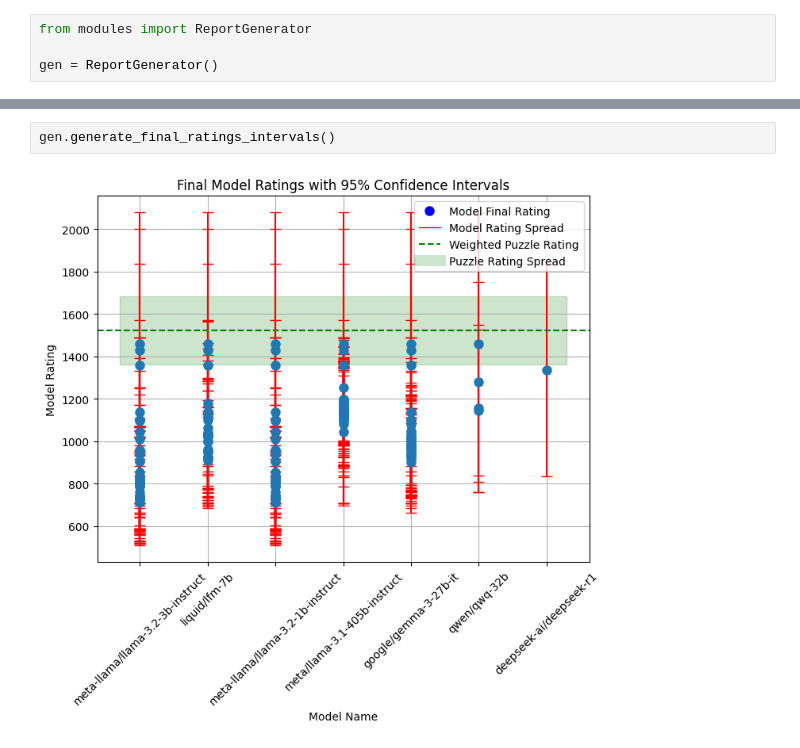
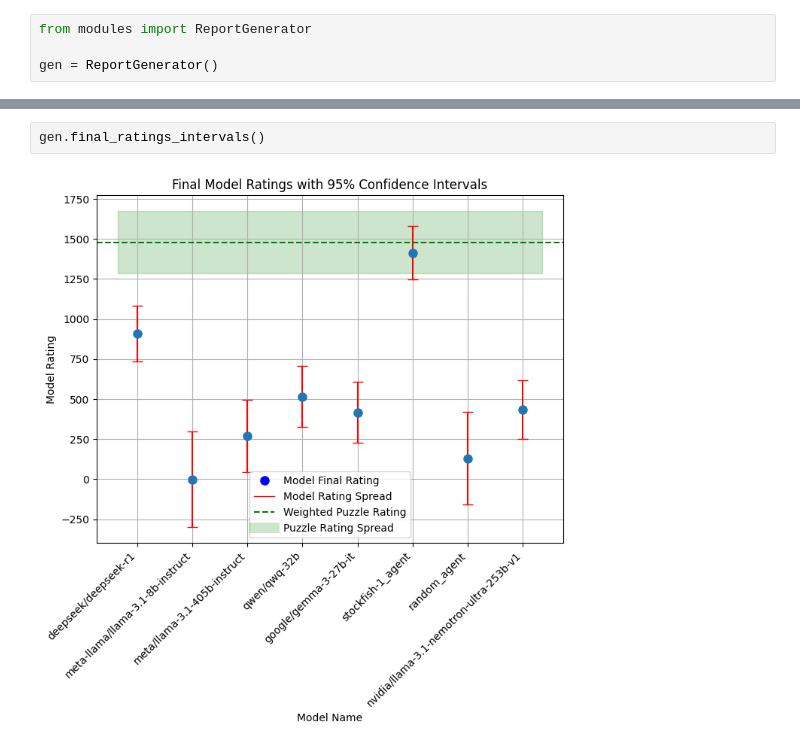
Before and after one commit to m-tuyishime/chess-llm, a Jupyter notebook: reports copy.ipynb, the cells around one changed output, grey strips where cells are left out. Cells and saved outputs as stored; diff of their text form.

```diff
--- a/reports copy.ipynb
+++ b/reports copy.ipynb
@@ -25,5 +25,5 @@ gen.generate_illegal_moves_distribution()
 # %%
-gen.generate_final_ratings_intervals()
+gen.final_ratings_intervals()
 # %% [output]
-[figure, old version]
+[figure, new version]
 # %%
```
Also changed, not shown: parts of 9 cells of this notebook, 21 other files.
